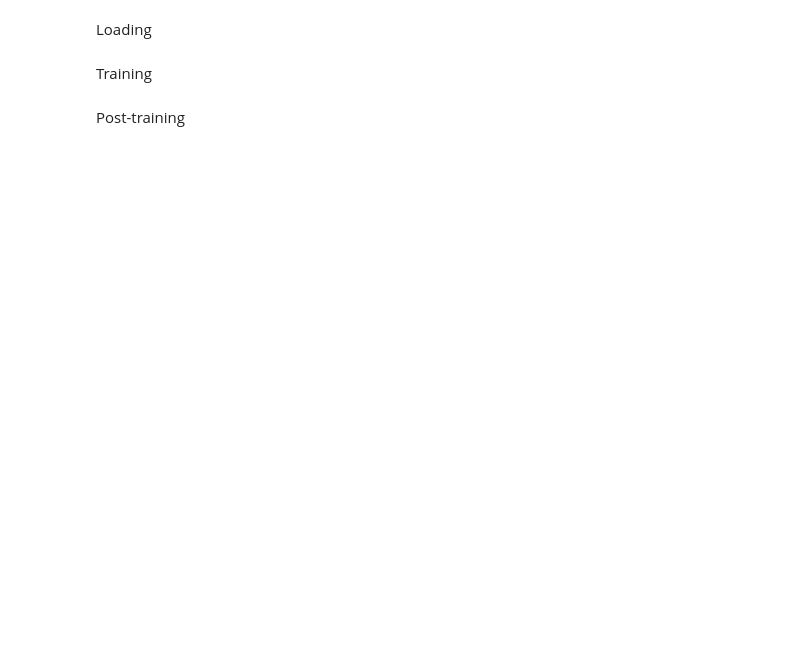
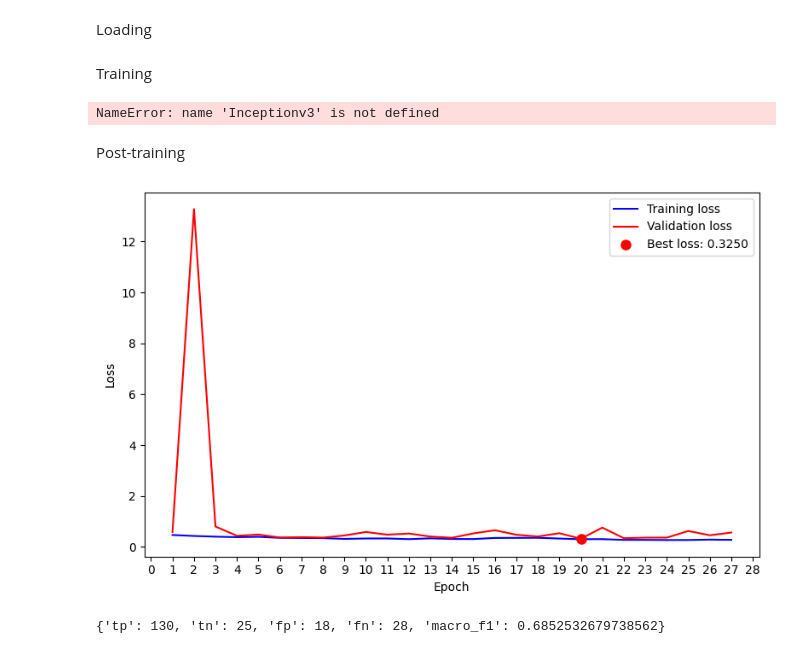
Before and after one commit to BoweiDu01/50021AIGrp21, a Jupyter notebook: main.ipynb, the cells around one changed output. Drawn from its saved outputs; the diff is of its cells as text; code cells hidden in the pictures; blank space fills up the shorter version.

```diff
--- a/main.ipynb
+++ b/main.ipynb
@@ -23,7 +23,7 @@ os.makedirs(MODELS_PATH := os.path.join(ROOT_PATH, "models"), exist_ok=True)
 
 BATCH_SIZE = 32
 TRAIN_RATIO, DEV_RATIO, TEST_RATIO = 0.8, 0.1, 0.1
-LBP_ENGINEERING = True
+LBP_ENGINEERING = False
 
 LEARNING_RATE = 0.001
 NUM_EPOCHS = 50
@@ -33,7 +33,7 @@ seed_functions(SEED)
 # %% [markdown]
 Loading
 # %%
-T = transforms.Compose([transforms.Resize((224, 224)), transforms.ToTensor()])
+T = transforms.Compose([transforms.Resize((524, 524)), transforms.ToTensor()])
 dataset = datasets.ImageFolder(DATASET_PATH, transform=T)
 
 def split_data(dataset):
@@ -53,12 +53,14 @@ test_loader = torch.utils.data.DataLoader(test_set, batch_size=BATCH_SIZE, shuff
 # %% [markdown]
 Training
 # %%
-model = LBPPatchedDenseNet201().to(DEVICE)
+model = Inceptionv3().to(DEVICE)
 criterion = nn.CrossEntropyLoss(
 	weight=torch.tensor([sum(x[1] != 0 for x in train_set) / sum(x[1] == 0 for x in train_set), 1.0],
 	dtype=torch.float32
 ).to(DEVICE))
 optimizer = torch.optim.AdamW(model.parameters(), lr=LEARNING_RATE)
+# %% [output]
+NameError: name 'Inceptionv3' is not defined
 # %%
 def train_model(model, train_loader, dev_loader, criterion, optimizer):
 	# Create model folder
@@ -145,32 +147,35 @@ def visualise_loss(model):
 	plt.legend()
 	plt.gca().xaxis.set_major_locator(ticker.MultipleLocator(1))
 	plt.tight_layout()
 	plt.show()
 
 from sklearn.metrics import f1_score
 
 def evaluate_model(model, dataloader):
 	model.eval()
 	Y_hat, Y = [], []
 	with torch.no_grad():
 		for x, y in dataloader:
 			logits = model(x.to(DEVICE))
 			Y_hat.append(torch.argmax(logits, dim=1).cpu())
 			Y.append(y.view(-1))
 	Y_hat, Y = torch.cat(Y_hat), torch.cat(Y)
 	tn, fp, fn, tp = confusion_matrix(Y, Y_hat).ravel()
 	binary_f1 = 2 * tp / (2 * tp + fp + fn) if (2 * tp + fp + fn) != 0 else 0
 	macro_f1 = f1_score(Y, Y_hat, average="macro")
 	return {
 		"tp": int(tp),
 		"tn": int(tn),
 		"fp": int(fp),
 		"fn": int(fn),
 		"macro_f1": float(macro_f1)
 	}
 
-m = model.__class__().to(DEVICE)
+m = Densenet169().to(DEVICE)
 visualise_loss(m)
 
-m.load_state_dict(torch.load(os.path.join(MODELS_PATH, f"{model.id}", "best.pth")))
+m.load_state_dict(torch.load(os.path.join(MODELS_PATH, f"{m.id}", "best.pth")))
 print(evaluate_model(m, test_loader))
+# %% [output]
+[figure, added]
+{'tp': 130, 'tn': 25, 'fp': 18, 'fn': 28, 'macro_f1': 0.6852532679738562}
```
Also changed, not shown: 2 other files.
